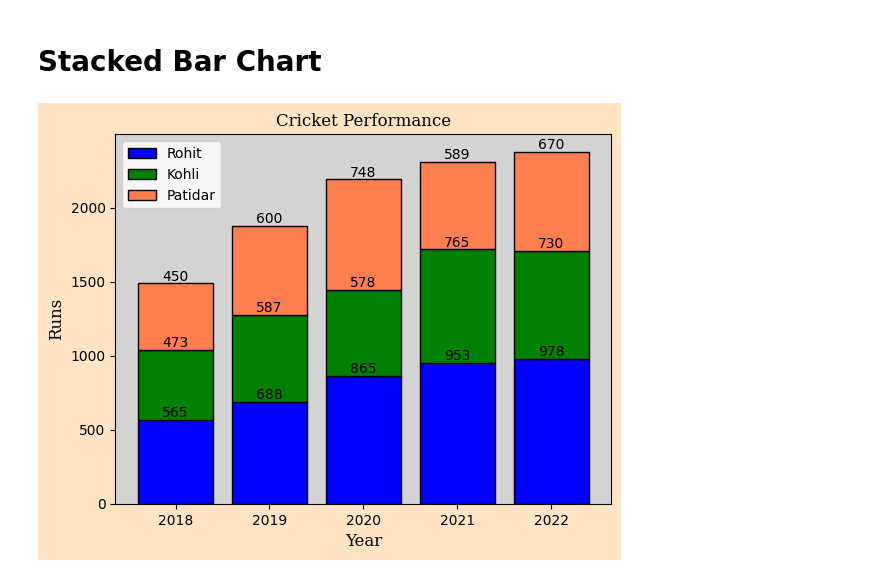
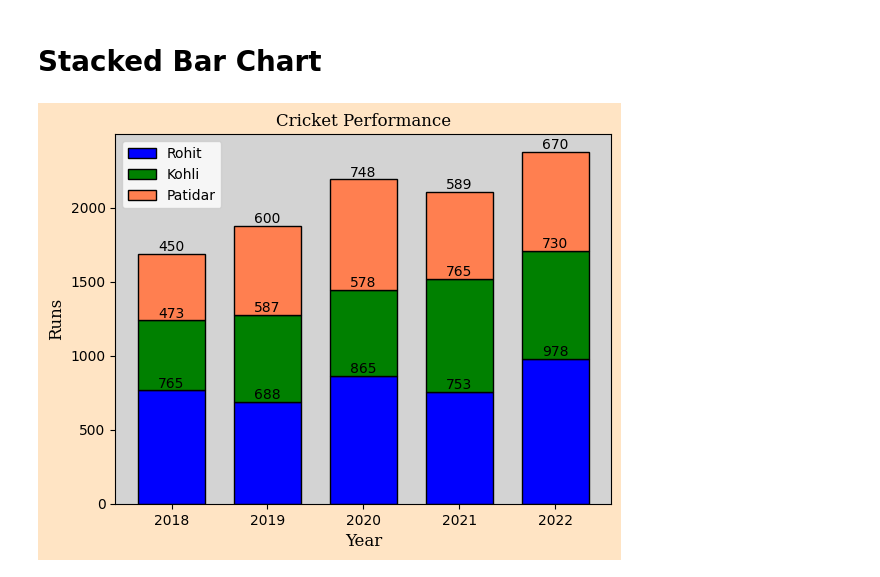
Before and after one commit to sangu0005/data_analysis_workspace, a Jupyter notebook: Maplotlib.ipynb, the cells around one changed output. Cells and saved outputs as stored; diff of their text form; code cells hidden in the pictures.

```diff
--- a/Maplotlib.ipynb
+++ b/Maplotlib.ipynb
@@ -173,26 +173,27 @@ plt.tight_layout()
 # %% [markdown]
 # Stacked Bar Chart
 # %%
-rohit_runs = [565, 688, 865, 953, 978]
+rohit_runs = [765, 688, 865, 753, 978]
 kohli_runs = [473, 587, 578, 765, 730]
 patidar_runs = [450, 600, 748, 589, 670]
 year = [2018, 2019, 2020, 2021, 2022]
+partnership = np.array(rohit_runs) + np.array(kohli_runs)
 d = { 'family': 'serif', 'color':  'black', 'weight': 'normal', 'size': 12}
-plt.bar(year, rohit_runs, label='Rohit', color='blue', edgecolor='black', linewidth=1)
-plt.bar(year, kohli_runs, label='Kohli', color='green', bottom=rohit_runs, edgecolor='black', linewidth=1)
-plt.bar(year, patidar_runs, label='Patidar', color='coral', bottom=np.array(rohit_runs)+np.array(kohli_runs), edgecolor='black', linewidth=1)
+plt.bar(year, rohit_runs, label='Rohit', color='blue', edgecolor='black', linewidth=1, width=0.7)
+plt.bar(year, kohli_runs, label='Kohli', color='green', bottom=rohit_runs, edgecolor='black', linewidth=1, width=0.7)
+plt.bar(year, patidar_runs, label='Patidar', color='coral', bottom=partnership, edgecolor='black', linewidth=1, width=0.7)
 plt.xlabel('Year', fontdict=d)
 plt.ylabel('Runs', fontdict=d)
 plt.title('Cricket Performance', fontdict=d)
 plt.gca().set_facecolor('lightgray')
 plt.gcf().set_facecolor('bisque')
 
 for i,j,k,l in zip(year, rohit_runs, kohli_runs, patidar_runs):
     plt.text(i, j, j, ha='center', va='bottom')
     plt.text(i, j+k, k, ha='center', va='bottom')
     plt.text(i, j+k+l, l, ha='center', va='bottom')
 
 plt.legend()
 plt.show()
 # %% [output]
-[figure, old version]
+[figure, new version]
```
Also changed, not shown: parts of 1 cell of this notebook.
